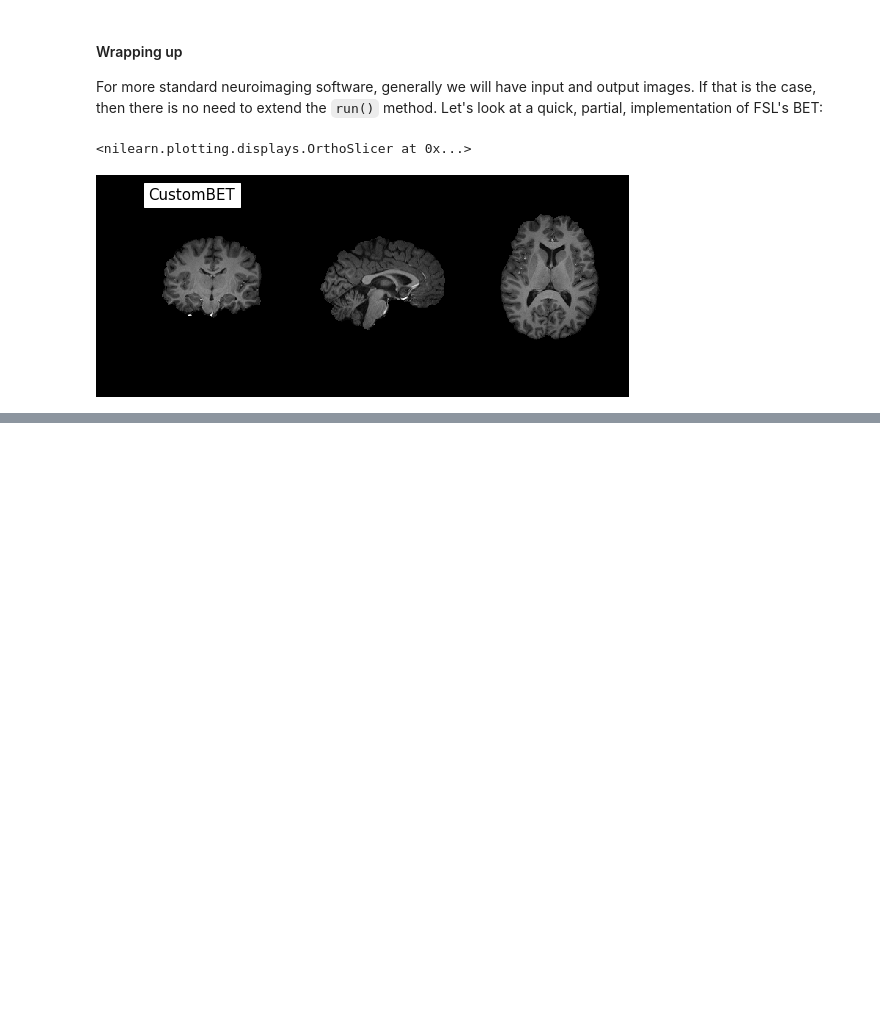
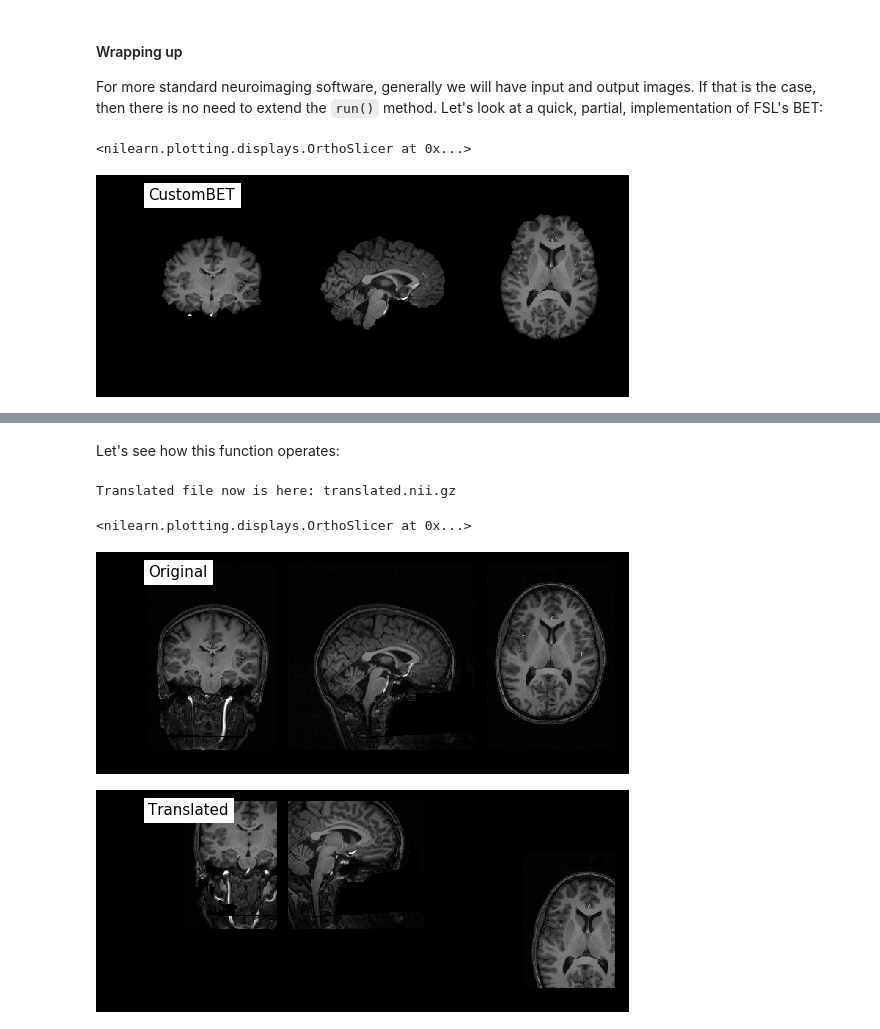
Before and after one commit to nipy/workshops, a Jupyter notebook: 170327-nipype/lesson-new-workflows-and-interfaces/interfaces_and_workflows.ipynb, the cells around one changed output, grey strips where cells are left out. Saved outputs shown, nothing was run; the diff lists cells and outputs as text; code cells hidden in the pictures; blank space fills up the shorter version.

```diff
--- a/170327-nipype/lesson-new-workflows-and-interfaces/interfaces_and_workflows.ipynb
+++ b/170327-nipype/lesson-new-workflows-and-interfaces/interfaces_and_workflows.ipynb
@@ -371,0 +385,31 @@ plot_anat(result.outputs.out_file, title='CustomBET',
+# %%
+def translate_image(img, translation, out_file):
+    import nibabel as nb
+    import numpy as np
+    from scipy.ndimage.interpolation import affine_transform
+
+    nii = nb.load(img)
+    data = nii.get_data()
+
+    matrix = np.eye(3)
+    trans = (np.array(translation) / nii.header.get_zooms()[:3]) * np.array([1.0, -1.0, -1.0])
+
+    newdata = affine_transform(data, matrix=matrix, offset=trans)
+
+    nb.Nifti1Image(newdata, nii.affine, nii.header).to_filename(out_file)
+
+    print('Translated file now is here: %s' % out_file)
+# %% [markdown]
+Let's see how this function operates:
+# %%
+plot_anat('/data/ds102/sub-01/anat/sub-01_T1w.nii.gz', title='Original',
+          display_mode='ortho', dim=-1, draw_cross=False, annotate=False)
+
+translate_image('/data/ds102/sub-01/anat/sub-01_T1w.nii.gz', [50.0, -70.0, 80.0], 'translated.nii.gz')
+plot_anat('translated.nii.gz', title='Translated',
+          display_mode='ortho', dim=-1, draw_cross=False, annotate=False)
+# %% [output]
+Translated file now is here: translated.nii.gz
+<nilearn.plotting.displays.OrthoSlicer at 0x...>
+[figure, added]
+[figure, added]
```
Also changed, not shown: parts of 26 cells of this notebook.
